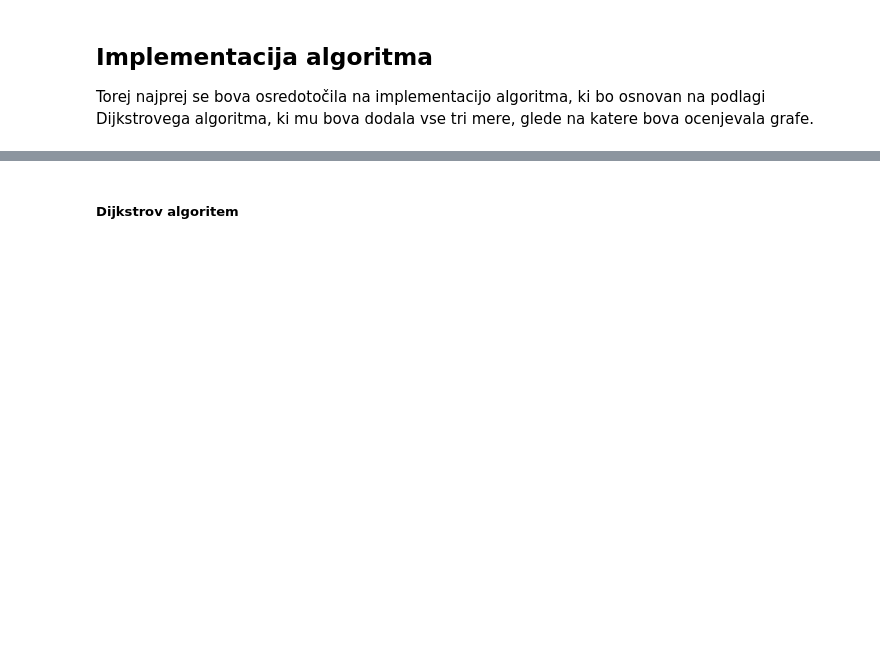
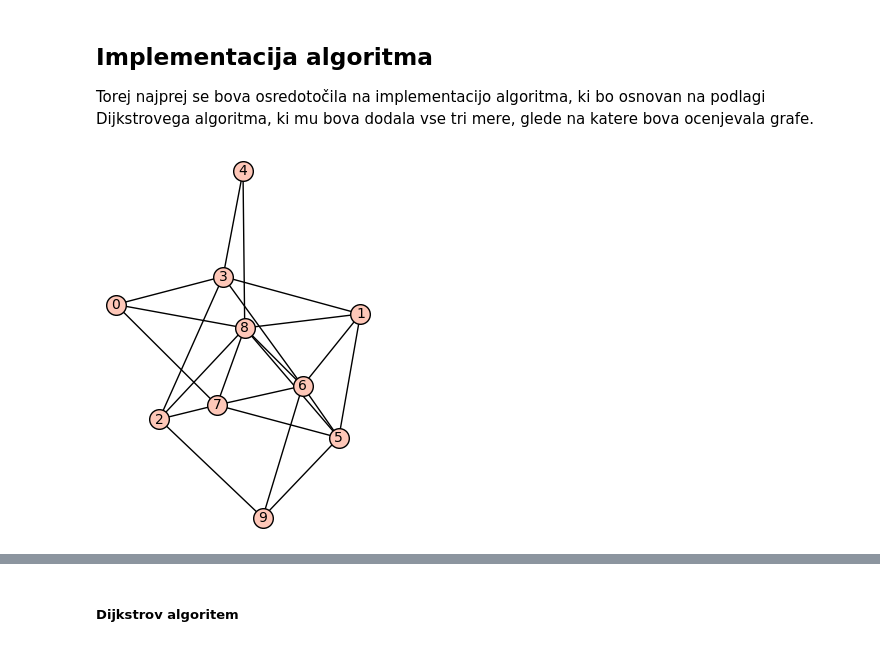
Before and after one commit to nejclu/Eccentricity-Closeness-BetweennessCentrality, a Jupyter notebook: projekt.ipynb, the cells around one changed output, grey strips where cells are left out. Saved outputs shown, nothing was run; the diff lists cells and outputs as text; code cells hidden in the pictures; blank space fills up the shorter version.

```diff
--- a/projekt.ipynb
+++ b/projekt.ipynb
@@ -51,3 +51,8 @@ Kjer je $\sigma_{st}$ skupno število najkrajših poti od vozlišča $s$ do vozl
 # %% [markdown]
 ## Implementacija algoritma
 Torej najprej se bova osredotočila na implementacijo algoritma, ki bo osnovan na podlagi Dijkstrovega algoritma, ki mu bova dodala vse tri mere, glede na katere bova ocenjevala grafe.
+# %%
+G = graphs.RandomGNP(10, 0.5)
+show(G)
+# %% [output]
+[figure, added]
```
Also changed, not shown: parts of 9 cells of this notebook.
